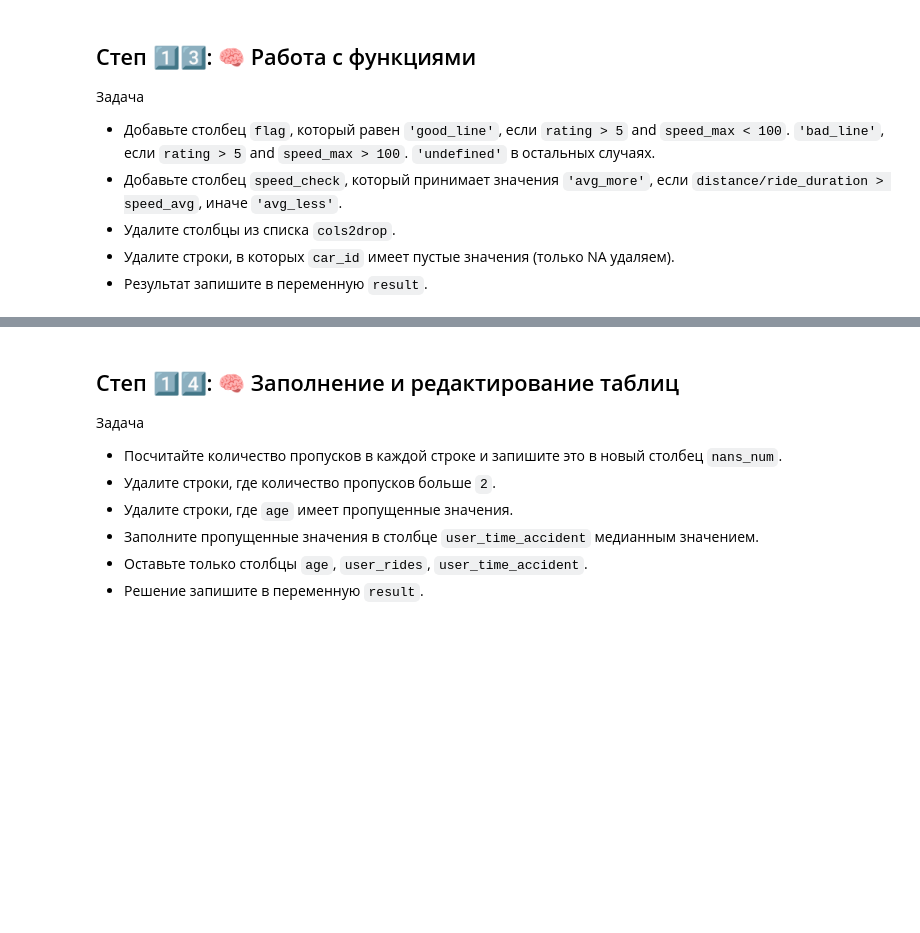
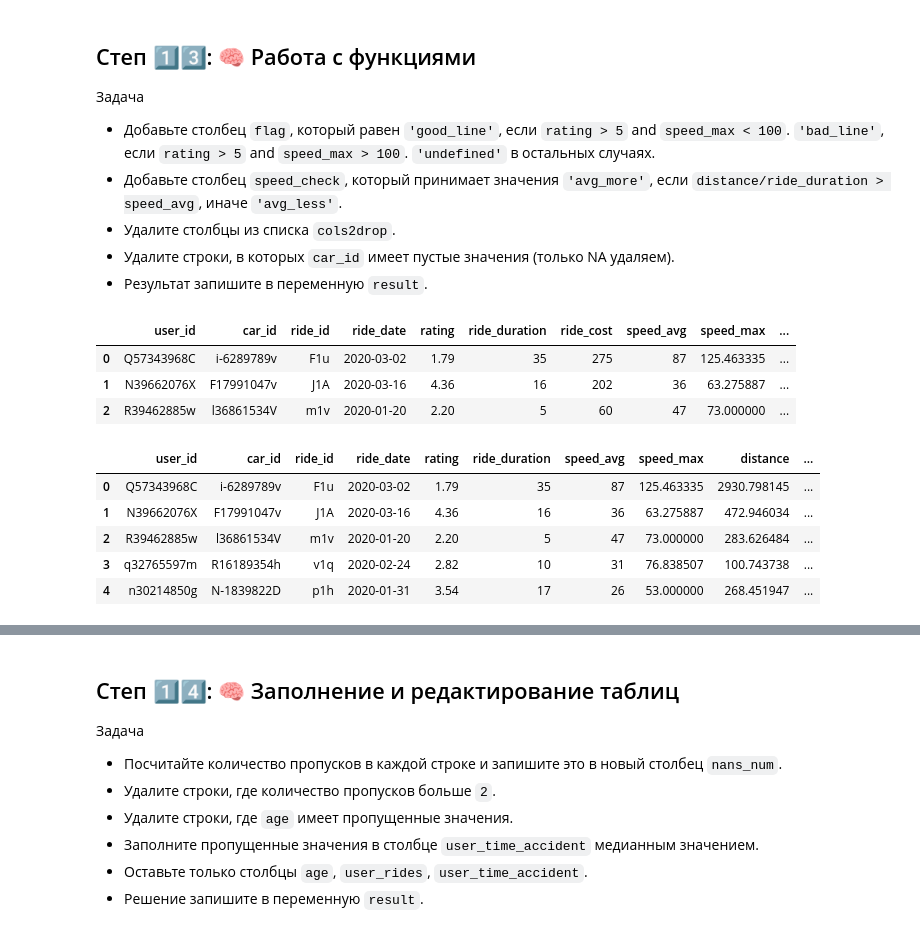
Before and after one commit to Pong2605/ml-competitions-course, a Jupyter notebook: notebooks/2_2_Tasks.ipynb, the cells around one changed output, grey strips where cells are left out. Drawn from its saved outputs; the diff is of its cells as text; code cells hidden in the pictures; blank space fills up the shorter version.

```diff
--- a/notebooks/2_2_Tasks.ipynb
+++ b/notebooks/2_2_Tasks.ipynb
@@ -123,3 +293,10 @@ df = pd.read_csv('https://stepik.org/media/attachments/lesson/681964/2_2_13.csv'
 
 # Учтите, что cols2drop в тестовой системе будет иметь другие значения.
 cols2drop = ['ride_cost', 'stop_times', 'user_ride_quality']
+
+df.head(3)
+# %% [output]
+|  | user_id | car_id | ride_id | ride_date | rating | ride_duration | ride_cost | speed_avg | speed_max | ... |
+| 0 | Q57343968C | i-6289789v | F1u | 2020-03-02 | 1.79 | 35 | 275 | 87 | 125.463335 | ... |
+| 1 | N39662076X | F17991047v | J1A | 2020-03-16 | 4.36 | 16 | 202 | 36 | 63.275887 | ... |
+| 2 | R39462885w | l36861534V | m1v | 2020-01-20 | 2.20 | 5 | 60 | 47 | 73.000000 | ... |
@@ -128,3 +303,37 @@ cols2drop = ['ride_cost', 'stop_times', 'user_ride_quality']
+# %%
+# YOUR CODE HERE
+
+def get_line(row):
+    if row['rating'] > 5:
+        if row['speed_max'] < 100:
+            return 'good_line'
+        elif row['speed_max'] > 100:
+            return 'bad_line'
+    else:
+        return 'undefined'
+
+# Работает дольше
+df['flag'] = df.apply(get_line, axis=1)
+
+# Работает быстрее
+df['flag'] = 'undefined'
+mask_good = (df['rating'] > 5) & (df['speed_max'] < 100)
+mask_bad = (df['rating'] > 5) & (df['speed_max'] > 100)
+df.loc[mask_good, 'flag'] = 'good_line'
+df.loc[mask_bad, 'flag'] = 'bad_line'
+
+df['speed_check'] = df.apply(lambda x: 'avg_more' if ((x['distance'] / x['ride_duration']) > x['speed_avg']) else 'avg_less', axis=1)
+df = df.drop(columns=cols2drop)
+df = df.dropna(subset=['car_id'], axis=0)
+result = df
+result.head()
+# %% [output]
+|  | user_id | car_id | ride_id | ride_date | rating | ride_duration | speed_avg | speed_max | distance | ... |
+| 0 | Q57343968C | i-6289789v | F1u | 2020-03-02 | 1.79 | 35 | 87 | 125.463335 | 2930.798145 | ... |
+| 1 | N39662076X | F17991047v | J1A | 2020-03-16 | 4.36 | 16 | 36 | 63.275887 | 472.946034 | ... |
+| 2 | R39462885w | l36861534V | m1v | 2020-01-20 | 2.20 | 5 | 47 | 73.000000 | 283.626484 | ... |
+| 3 | q32765597m | R16189354h | v1q | 2020-02-24 | 2.82 | 10 | 31 | 76.838507 | 100.743738 | ... |
+| 4 | n30214850g | N-1839822D | p1h | 2020-01-31 | 3.54 | 17 | 26 | 53.000000 | 268.451947 | ... |
 # %%
 # В ans содержится правильный ответ. Перед отправкой своего решения, сравнитесь с ним.
 ans = pd.read_csv('https://stepik.org/media/attachments/lesson/681964/2_2_13_ans.csv', index_col=0)
```
Also changed, not shown: parts of 31 cells of this notebook.
